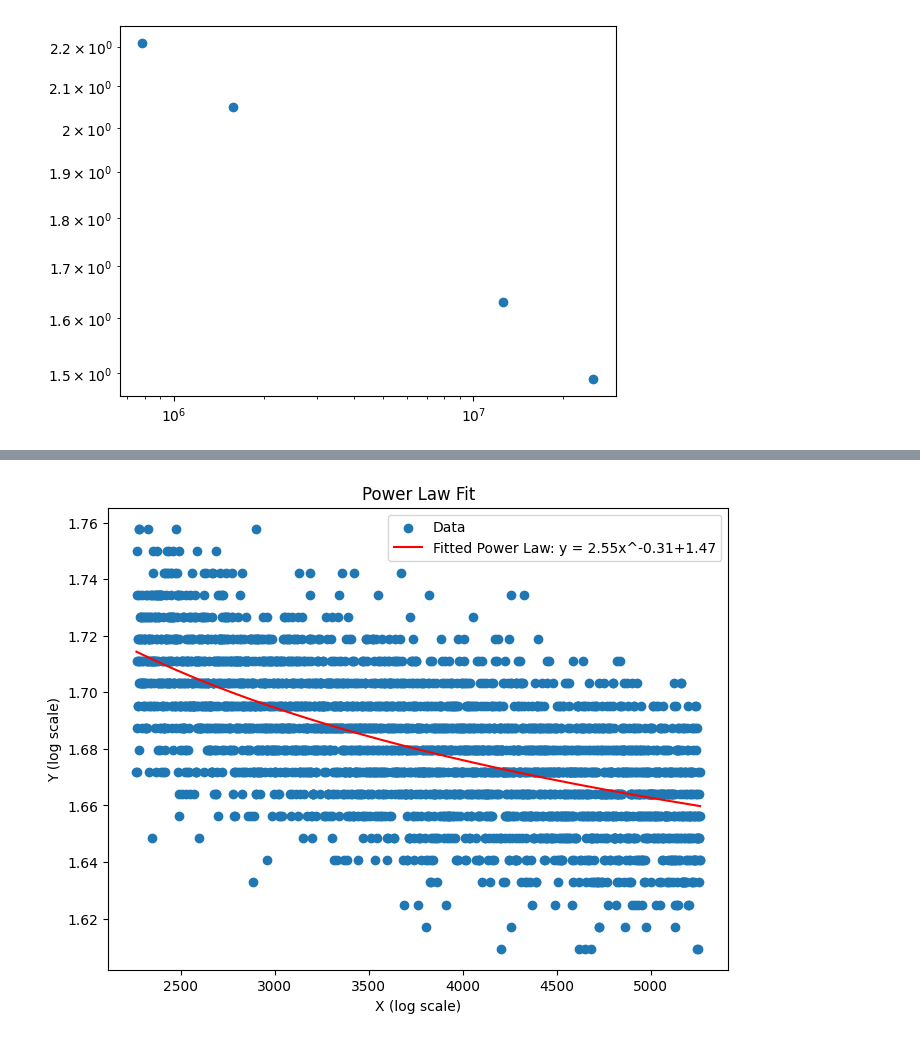
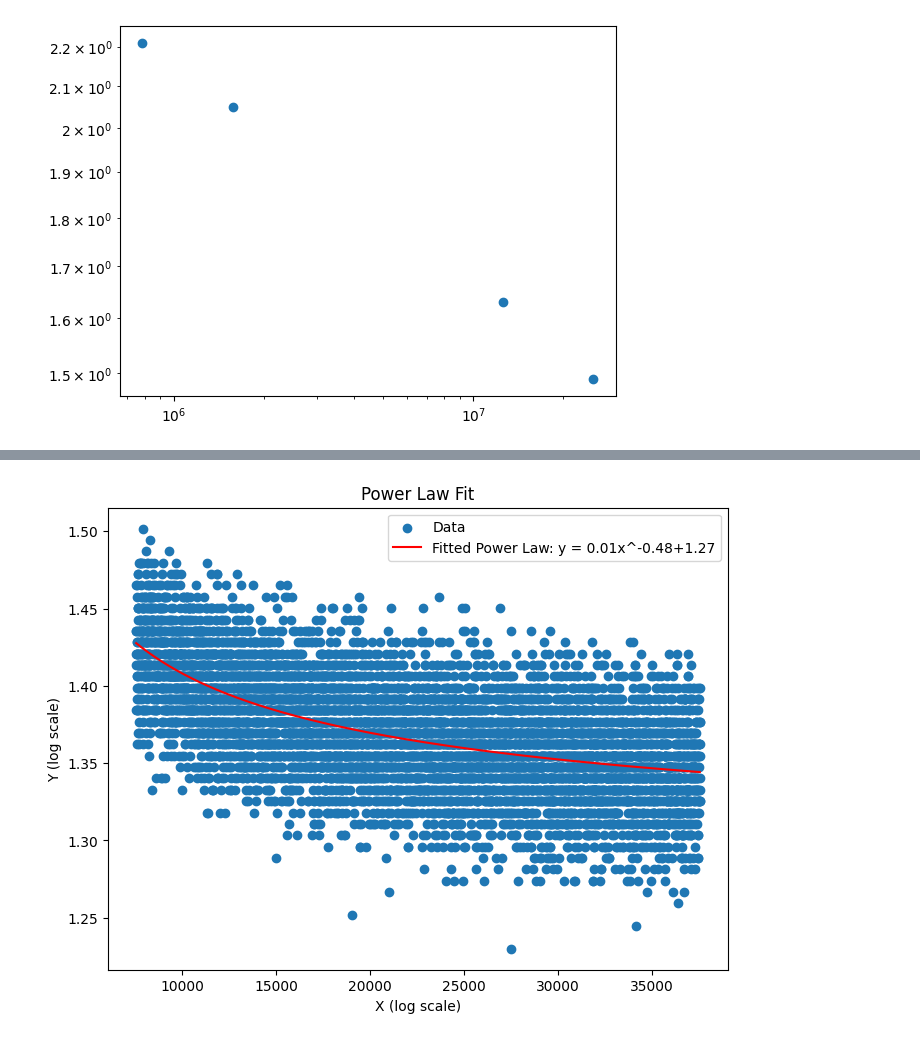
Before and after one commit to BradyWynn/hutter, a Jupyter notebook: glorppeam.ipynb, the cells around one changed output, grey strips where cells are left out. Drawn from its saved outputs; the diff is of its cells as text; code cells hidden in the pictures.

```diff
--- a/glorppeam.ipynb
+++ b/glorppeam.ipynb
@@ -18,36 +18,36 @@ params
 # %%
-df = pl.read_csv("wandb5.csv")
+df = pl.read_csv("wandb2.csv")
 # %%
 from scipy.optimize import curve_fit
 
 # Generate example data (optional, replace with your actual data)
-y_data = df.select("whole-dragon-366 - loss").to_numpy().flatten()
-x_data = (np.arange(y_data.size).astype(np.float32) + 1)
+y_data = df.select("happy-firebrand-2360 - bytes").to_numpy().flatten()
+x_data = df.select("Step").to_numpy().flatten()
 
-y_data = y_data[-3000:]
-x_data = x_data[-3000:]
+y_data = y_data[-8000:]/100000000
+x_data = x_data[-8000:]
 
 # Define the power law function
 def power_law(x, a, b, c):
-    return a * x**b + c
+    return (x*a)**b + c
 
 # Fit the power law using curve_fit
 params, covariance = curve_fit(power_law, x_data, y_data, p0=[1, 0, 1], maxfev=10000) # p0 provides initial guesses
 
 a_fit, b_fit, c_fit = params
 
 # Plot the results
 plt.figure(figsize=(8, 6))
 plt.scatter(x_data, y_data, label='Data')
 plt.plot(x_data, power_law(x_data, a_fit, b_fit, c_fit), color='red', label=f'Fitted Power Law: y = {a_fit:.2f}x^{b_fit:.2f}+{c_fit:.2f}')
 # plt.xscale('log')
 # plt.yscale('log')
 plt.xlabel('X (log scale)')
 plt.ylabel('Y (log scale)')
 plt.title('Power Law Fit')
 plt.legend()
 # plt.grid(True)
 # plt.xlim(0, 10)
 plt.show()
 # %% [output]
-[figure, old version]
+[figure, new version]
```
Also changed, not shown: parts of 1 cell of this notebook, 8 other files.
